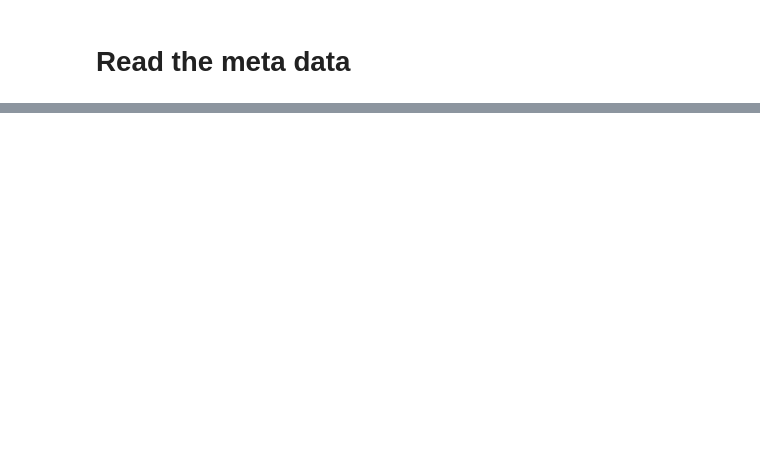
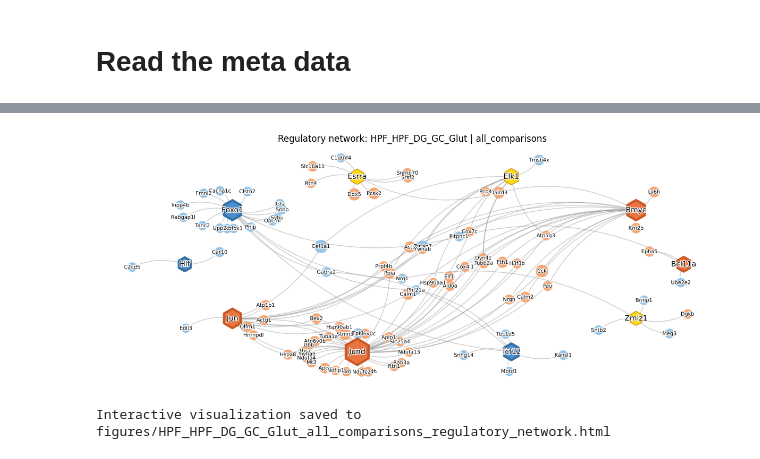
Before and after one commit to juychen/scmmd, a Jupyter notebook: 16snscenicGraph.ipynb, the cells around one changed output, grey strips where cells are left out. Drawn from its saved outputs; the diff is of its cells as text; code cells hidden in the pictures; blank space fills up the shorter version.

Commit message:
edit plot

```diff
--- a/16snscenicGraph.ipynb
+++ b/16snscenicGraph.ipynb
@@ -330,6 +316,8 @@ available_ctnames
 # Select celltype name
 selected_ctname = 'HPF_HPF_DG_GC_Glut'
 network_source = df_tf_target_deg_hypergeom[df_tf_target_deg_hypergeom['ctname'] == selected_ctname].copy()
+# 刨除NPDC1相关的行
+network_source = network_source[~network_source['TF'].str.contains('Npdc1', case=False, na=False)]
 network_source = network_source[network_source.comparison == 'CUSUS_M']
 network_source = pd.concat([
 network_source.sort_values('n_up_overlap',ascending=False).head(5),
@@ -417,14 +405,3 @@ print(f'comparison: {comparison_label}')
 print(f'n_edges: {len(network_edges)}')
 print(f'n_tfs: {network_edges["TF"].nunique()}')
 print(f'n_genes: {network_edges["Gene"].nunique()}')
-
-visualize_regulatory_network(
-    network_edges,
-    importance_col='importance',
-    weight_col='importance_TF2G',
-    figure_size=(15, 9),
-    top_n=min(150, len(network_edges)),
-    output_html=f'figures/{selected_ctname}_{comparison_label}_regulatory_network.html',
-    title=f'Regulatory network: {selected_ctname} | {comparison_label}',
-    df_deg=df_deg_network
-)
@@ -444,0 +622,15 @@ Interactive visualization saved to figures/HPF_HPF_DG_GC_Glut_all_comparisons_re
+# %%
+
+visualize_regulatory_network(
+    network_edges,
+    importance_col='importance',
+    weight_col='importance_TF2G',
+    figure_size=(12,5),
+    top_n=min(150, len(network_edges)),
+    output_html=f'figures/{selected_ctname}_{comparison_label}_regulatory_network.html',
+    title=f'Regulatory network: {selected_ctname} | {comparison_label}',
+    df_deg=df_deg_network
+)
+# %% [output]
+[figure, added]
+Interactive visualization saved to figures/HPF_HPF_DG_GC_Glut_all_comparisons_regulatory_network.html
```
Also changed, not shown: parts of 5 cells of this notebook.
